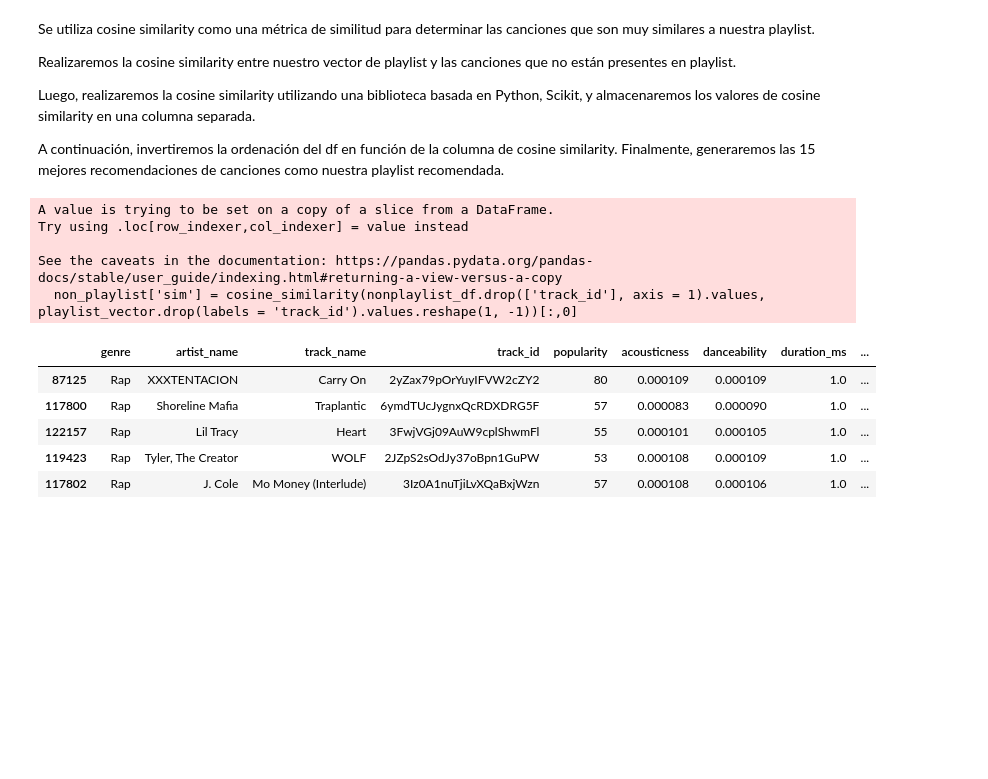
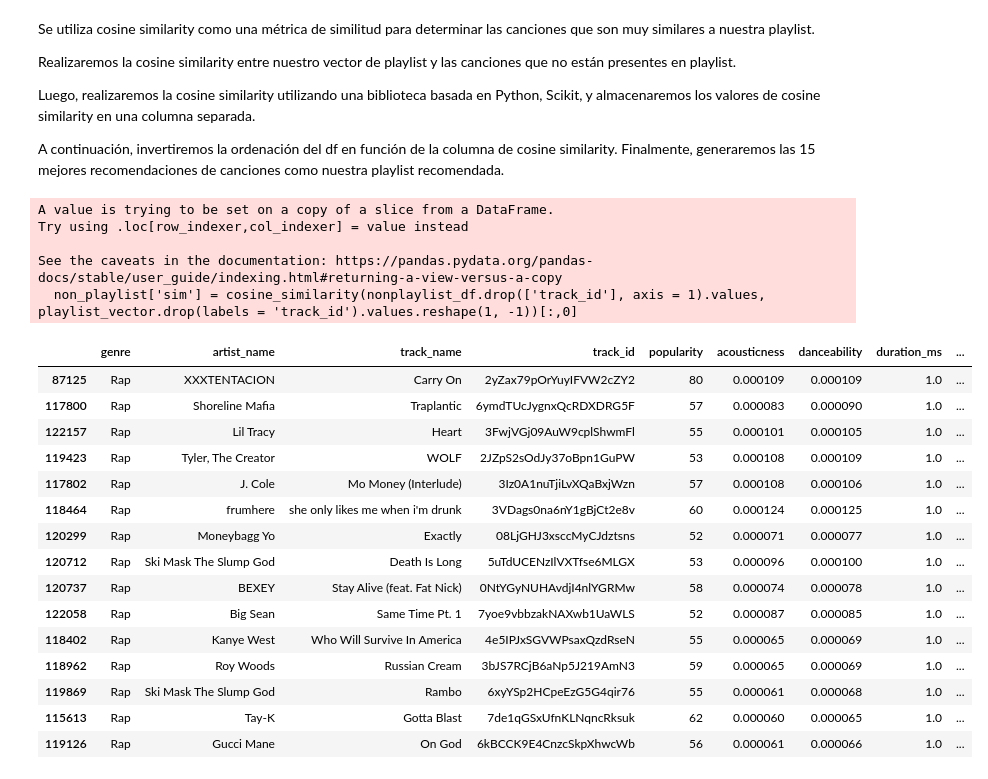
Before and after one commit to danielavillamar/PROYECTO2DS, a Jupyter notebook: Cosine similarity con minmax.ipynb, the cells around one changed output. Saved outputs shown, nothing was run; the diff lists cells and outputs as text; code cells hidden in the pictures; blank space fills up the shorter version.

```diff
--- a/Cosine similarity con minmax.ipynb
+++ b/Cosine similarity con minmax.ipynb
@@ -206,16 +206,26 @@ def generate_recommendation(spotify_data, playlist_vector, nonplaylist_df):
     return  non_playlist_top15
 # %%
 top15 = generate_recommendation(spotify_data, playlist_vector, nonplaylist_df)
-top15.head()
+top15.head(15)
 # %% [output]
 A value is trying to be set on a copy of a slice from a DataFrame.
 Try using .loc[row_indexer,col_indexer] = value instead
 
 See the caveats in the documentation: https://pandas.pydata.org/pandas-docs/stable/user_guide/indexing.html#returning-a-view-versus-a-copy
   non_playlist['sim'] = cosine_similarity(nonplaylist_df.drop(['track_id'], axis = 1).values, playlist_vector.drop(labels = 'track_id').values.reshape(1, -1))[:,0]
 |  | genre | artist_name | track_name | track_id | popularity | acousticness | danceability | duration_ms | ... |
 | 87125 | Rap | XXXTENTACION | Carry On | 2yZax79pOrYuyIFVW2cZY2 | 80 | 0.000109 | 0.000109 | 1.0 | ... |
 | 117800 | Rap | Shoreline Mafia | Traplantic | 6ymdTUcJygnxQcRDXDRG5F | 57 | 0.000083 | 0.000090 | 1.0 | ... |
 | 122157 | Rap | Lil Tracy | Heart | 3FwjVGj09AuW9cplShwmFl | 55 | 0.000101 | 0.000105 | 1.0 | ... |
 | 119423 | Rap | Tyler, The Creator | WOLF | 2JZpS2sOdJy37oBpn1GuPW | 53 | 0.000108 | 0.000109 | 1.0 | ... |
 | 117802 | Rap | J. Cole | Mo Money (Interlude) | 3Iz0A1nuTjiLvXQaBxjWzn | 57 | 0.000108 | 0.000106 | 1.0 | ... |
+| 118464 | Rap | frumhere | she only likes me when i'm drunk | 3VDags0na6nY1gBjCt2e8v | 60 | 0.000124 | 0.000125 | 1.0 | ... |
+| 120299 | Rap | Moneybagg Yo | Exactly | 08LjGHJ3xsccMyCJdztsns | 52 | 0.000071 | 0.000077 | 1.0 | ... |
+| 120712 | Rap | Ski Mask The Slump God | Death Is Long | 5uTdUCENzIlVXTfse6MLGX | 53 | 0.000096 | 0.000100 | 1.0 | ... |
+| 120737 | Rap | BEXEY | Stay Alive (feat. Fat Nick) | 0NtYGyNUHAvdjI4nlYGRMw | 58 | 0.000074 | 0.000078 | 1.0 | ... |
+| 122058 | Rap | Big Sean | Same Time Pt. 1 | 7yoe9vbbzakNAXwb1UaWLS | 52 | 0.000087 | 0.000085 | 1.0 | ... |
+| 118402 | Rap | Kanye West | Who Will Survive In America | 4e5IPJxSGVWPsaxQzdRseN | 55 | 0.000065 | 0.000069 | 1.0 | ... |
+| 118962 | Rap | Roy Woods | Russian Cream | 3bJS7RCjB6aNp5J219AmN3 | 59 | 0.000065 | 0.000069 | 1.0 | ... |
+| 119869 | Rap | Ski Mask The Slump God | Rambo | 6xyYSp2HCpeEzG5G4qir76 | 55 | 0.000061 | 0.000068 | 1.0 | ... |
+| 115613 | Rap | Tay-K | Gotta Blast | 7de1qGSxUfnKLNqncRksuk | 62 | 0.000060 | 0.000065 | 1.0 | ... |
+| 119126 | Rap | Gucci Mane | On God | 6kBCCK9E4CnzcSkpXhwcWb | 56 | 0.000061 | 0.000066 | 1.0 | ... |
```
Also changed, not shown: parts of 1 cell of this notebook.
